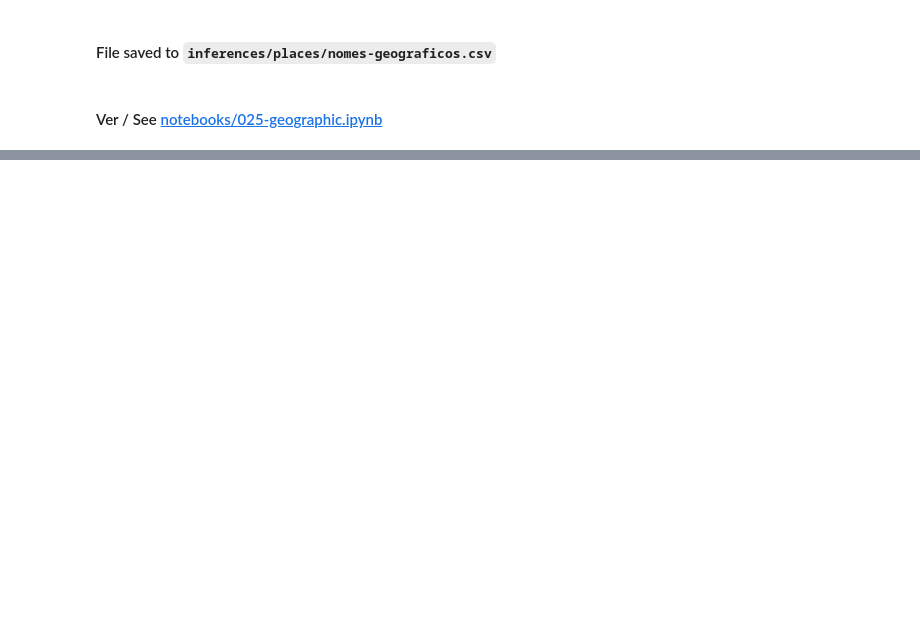
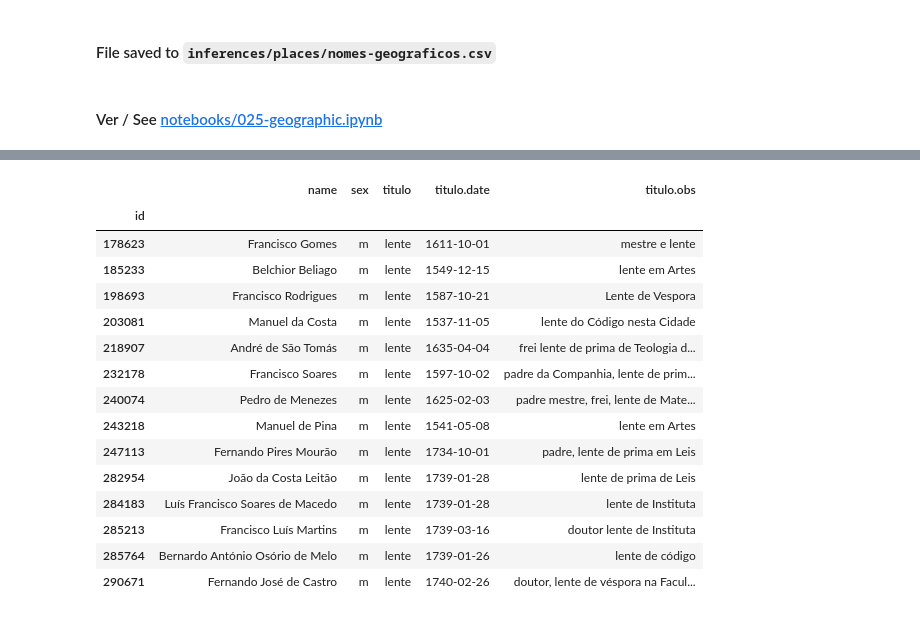
Before and after one commit to joaquimrcarvalho/fauc1537-1919, a Jupyter notebook: notebooks/021-students_attributes.ipynb, the cells around one changed output, grey strips where cells are left out. Cells and saved outputs as stored; diff of their text form; code cells hidden in the pictures; blank space fills up the shorter version.

```diff
--- a/notebooks/021-students_attributes.ipynb
+++ b/notebooks/021-students_attributes.ipynb
@@ -588,0 +657,20 @@ df.to_csv('../inferences/places/nomes-geograficos.csv',sep=',')
+# %%
+lentes = attribute_to_df('titulo',the_value='lente',dates_in = ('1500','1990'))
+lentes.sort_index()
+# %% [output]
+|  | name | sex | titulo | titulo.date | titulo.obs |
+| id |  |  |  |  |  |
+| 178623 | Francisco Gomes | m | lente | 1611-10-01 | mestre e lente |
+| 185233 | Belchior Beliago | m | lente | 1549-12-15 | lente em Artes |
+| 198693 | Francisco Rodrigues | m | lente | 1587-10-21 | Lente de Vespora |
+| 203081 | Manuel da Costa | m | lente | 1537-11-05 | lente do Código nesta Cidade |
+| 218907 | André de São Tomás | m | lente | 1635-04-04 | frei lente de prima de Teologia d... |
+| 232178 | Francisco Soares | m | lente | 1597-10-02 | padre da Companhia, lente de prim... |
+| 240074 | Pedro de Menezes | m | lente | 1625-02-03 | padre mestre, frei, lente de Mate... |
+| 243218 | Manuel de Pina | m | lente | 1541-05-08 | lente em Artes |
+| 247113 | Fernando Pires Mourão | m | lente | 1734-10-01 | padre, lente de prima em Leis |
+| 282954 | João da Costa Leitão | m | lente | 1739-01-28 | lente de prima de Leis |
+| 284183 | Luís Francisco Soares de Macedo | m | lente | 1739-01-28 | lente de Instituta |
+| 285213 | Francisco Luís Martins | m | lente | 1739-03-16 | doutor lente de Instituta |
+| 285764 | Bernardo António Osório de Melo | m | lente | 1739-01-26 | lente de código |
+| 290671 | Fernando José de Castro | m | lente | 1740-02-26 | doutor, lente de véspora na Facul... |
```
Also changed, not shown: parts of 15 cells of this notebook.
